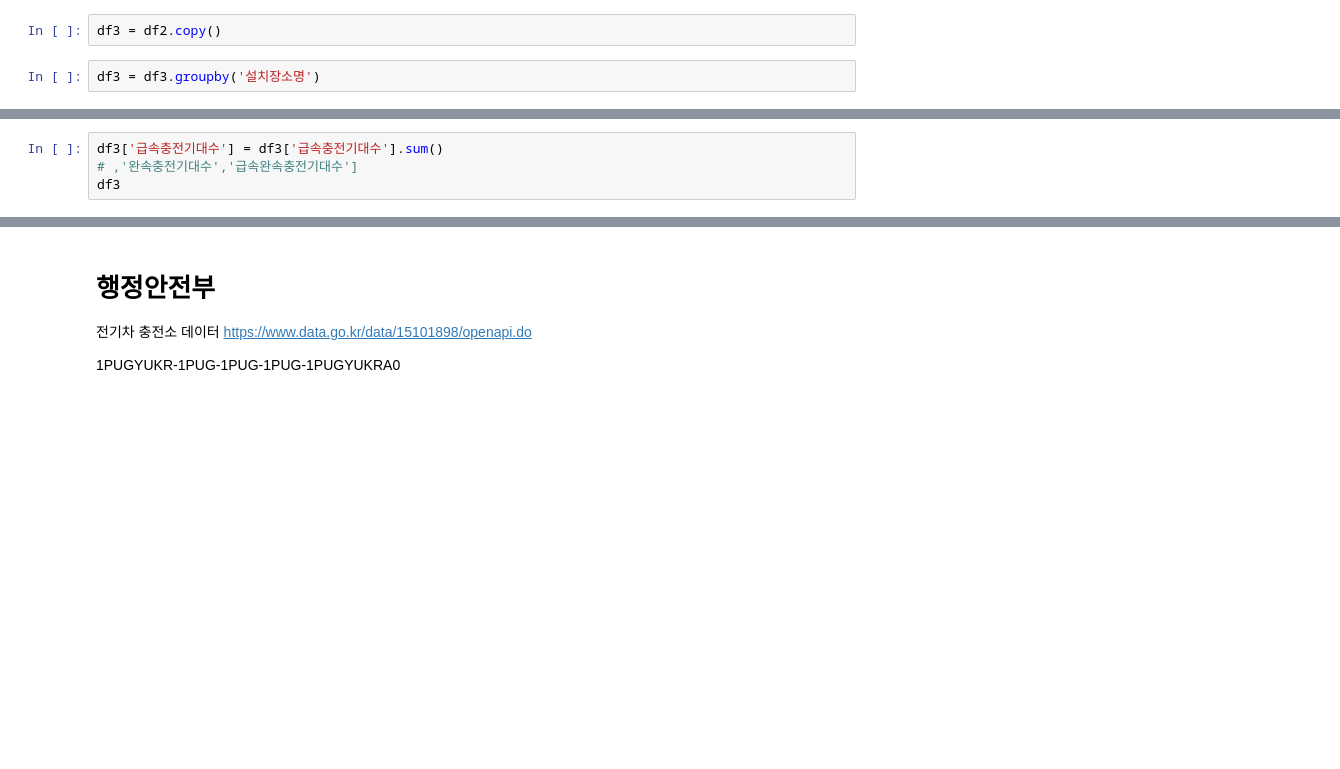
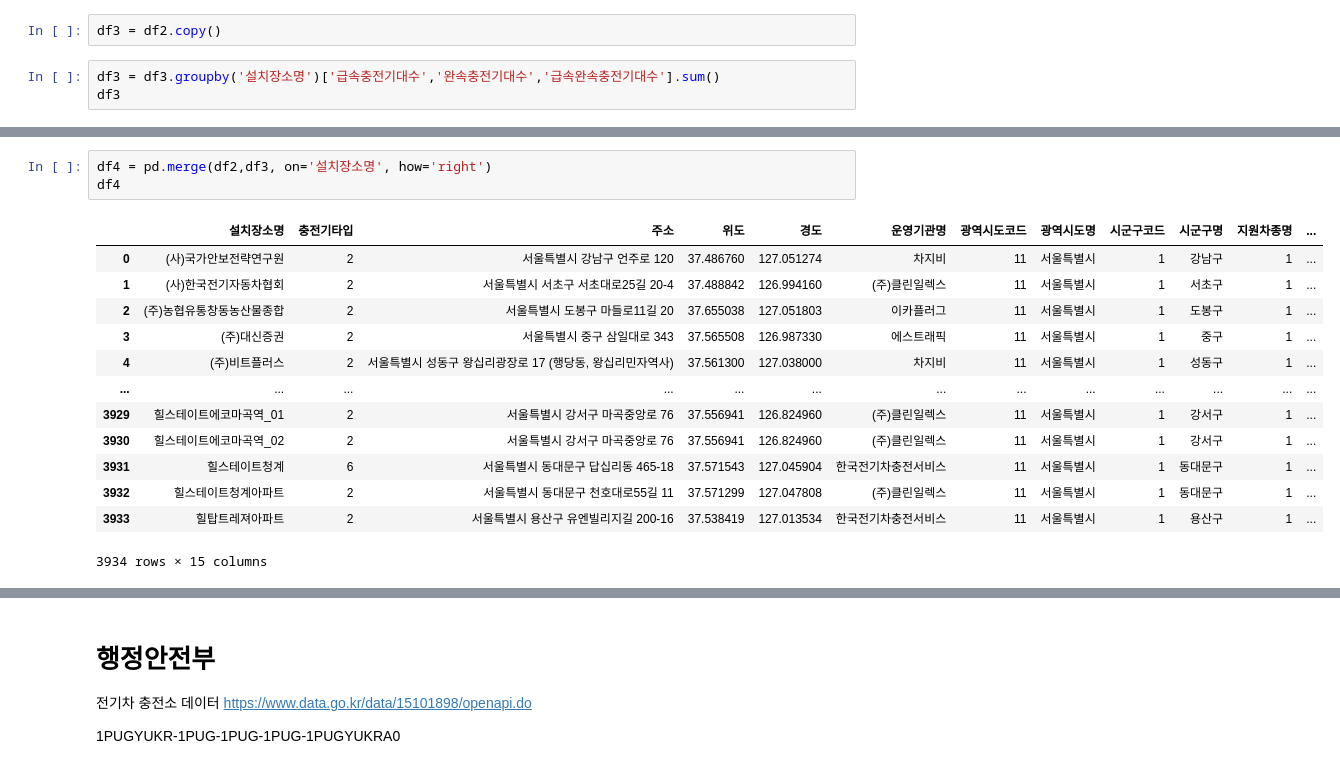
Before and after one commit to leejunghyunA/teamproject, a Jupyter notebook: 전기차충전소설치현황.ipynb, the cells around one changed output, grey strips where cells are left out. Cells and saved outputs as stored; diff of their text form; blank space fills up the shorter version.

```diff
--- a/전기차충전소설치현황.ipynb
+++ b/전기차충전소설치현황.ipynb
@@ -412,5 +456,6 @@ for ind, val in enumerate(df2['충전기타입']):
 # %%
 df3 = df2.copy()
 # %%
-df3 = df3.groupby('설치장소명')
+df3 = df3.groupby('설치장소명')['급속충전기대수','완속충전기대수','급속완속충전기대수'].sum()
+df3
 # %% [output]
@@ -418,4 +475,0 @@ df3 = df3.groupby('설치장소명')
-# %%
-df3['급속충전기대수'] = df3['급속충전기대수'].sum()
-# ,'완속충전기대수','급속완속충전기대수']
-df3
@@ -432,0 +504,17 @@ df2.head()
+# %%
+df4 = pd.merge(df2,df3, on='설치장소명', how='right')
+df4
+# %% [output]
+|  | 설치장소명 | 충전기타입 | 주소 | 위도 | 경도 | 운영기관명 | 광역시도코드 | 광역시도명 | 시군구코드 | 시군구명 | 지원차종명 | ... |
+| 0 | (사)국가안보전략연구원 | 2 | 서울특별시 강남구 언주로 120 | 37.486760 | 127.051274 | 차지비 | 11 | 서울특별시 | 1 | 강남구 | 1 | ... |
+| 1 | (사)한국전기자동차협회 | 2 | 서울특별시 서초구 서초대로25길 20-4 | 37.488842 | 126.994160 | (주)클린일렉스 | 11 | 서울특별시 | 1 | 서초구 | 1 | ... |
+| 2 | (주)농협유통창동농산물종합 | 2 | 서울특별시 도봉구 마들로11길 20 | 37.655038 | 127.051803 | 이카플러그 | 11 | 서울특별시 | 1 | 도봉구 | 1 | ... |
+| 3 | (주)대신증권 | 2 | 서울특별시 중구 삼일대로 343 | 37.565508 | 126.987330 | 에스트래픽 | 11 | 서울특별시 | 1 | 중구 | 1 | ... |
+| 4 | (주)비트플러스 | 2 | 서울특별시 성동구 왕십리광장로 17 (행당동, 왕십리민자역사) | 37.561300 | 127.038000 | 차지비 | 11 | 서울특별시 | 1 | 성동구 | 1 | ... |
+| ... | ... | ... | ... | ... | ... | ... | ... | ... | ... | ... | ... | ... |
+| 3929 | 힐스테이트에코마곡역_01 | 2 | 서울특별시 강서구 마곡중앙로 76 | 37.556941 | 126.824960 | (주)클린일렉스 | 11 | 서울특별시 | 1 | 강서구 | 1 | ... |
+| 3930 | 힐스테이트에코마곡역_02 | 2 | 서울특별시 강서구 마곡중앙로 76 | 37.556941 | 126.824960 | (주)클린일렉스 | 11 | 서울특별시 | 1 | 강서구 | 1 | ... |
+| 3931 | 힐스테이트청계 | 6 | 서울특별시 동대문구 답십리동 465-18 | 37.571543 | 127.045904 | 한국전기차충전서비스 | 11 | 서울특별시 | 1 | 동대문구 | 1 | ... |
+| 3932 | 힐스테이트청계아파트 | 2 | 서울특별시 동대문구 천호대로55길 11 | 37.571299 | 127.047808 | (주)클린일렉스 | 11 | 서울특별시 | 1 | 동대문구 | 1 | ... |
+| 3933 | 힐탑트레져아파트 | 2 | 서울특별시 용산구 유엔빌리지길 200-16 | 37.538419 | 127.013534 | 한국전기차충전서비스 | 11 | 서울특별시 | 1 | 용산구 | 1 | ... |
+3934 rows × 15 columns
```
Also changed, not shown: parts of 42 cells of this notebook.
